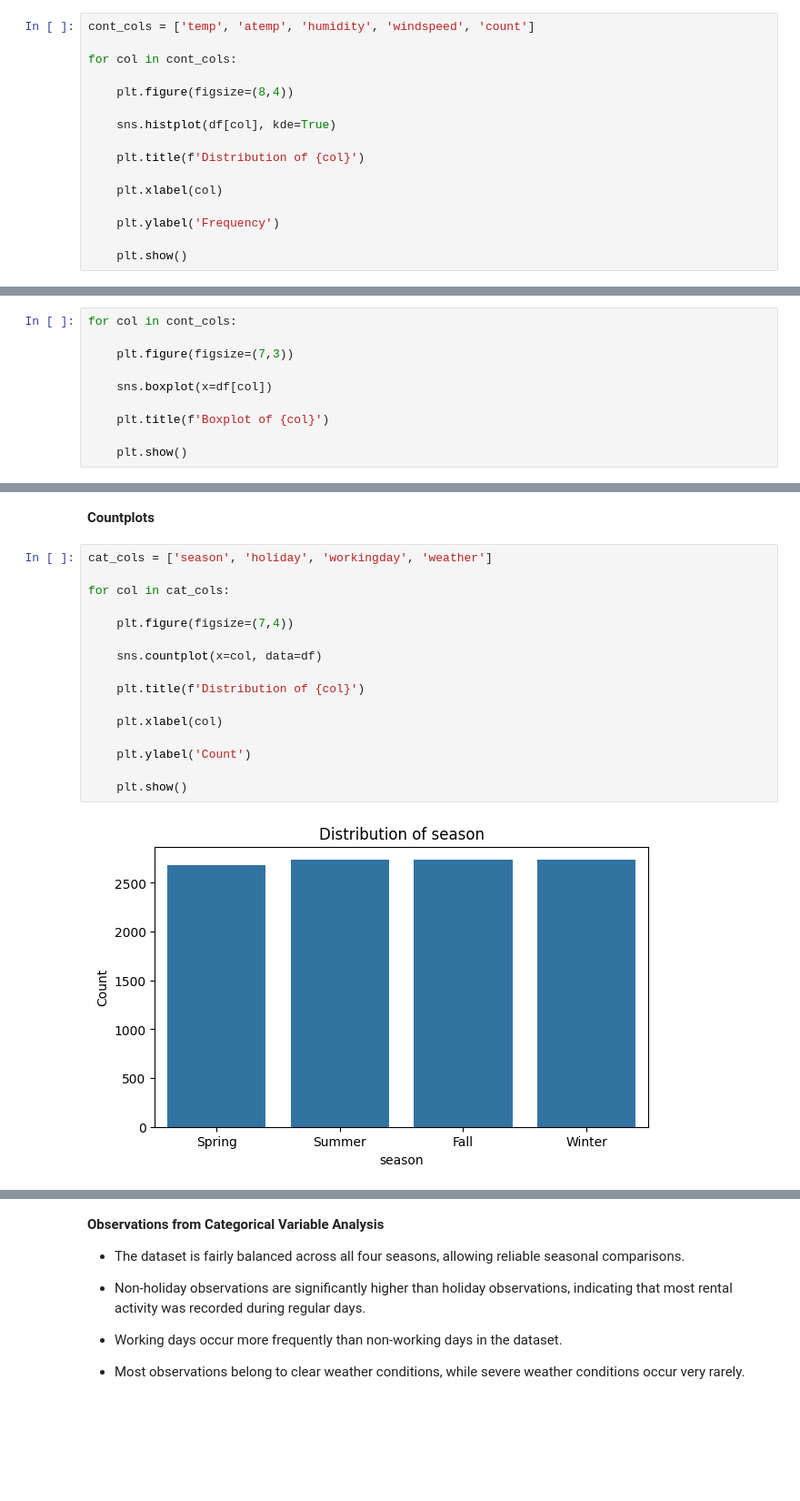
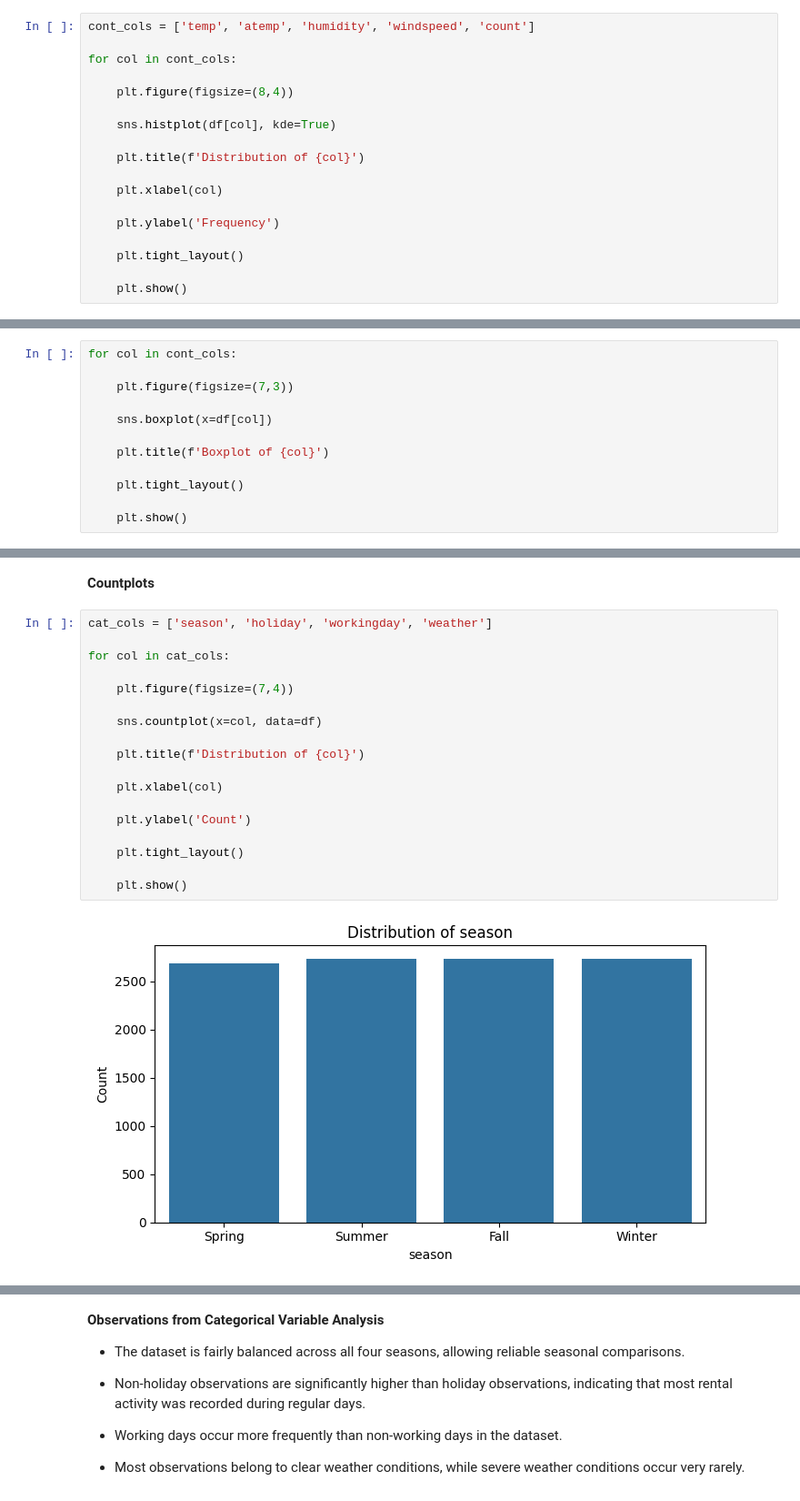
Before and after one commit to shreyankaul/scaler, a Jupyter notebook: yulu_sk.ipynb, the cells around one changed output, grey strips where cells are left out. Shown at 91% size. Drawn from its saved outputs; the diff is of its cells as text; blank space fills up the shorter version.

```diff
--- a/yulu_sk.ipynb
+++ b/yulu_sk.ipynb
@@ -214,5 +214,7 @@ for col in cont_cols:
 
     plt.ylabel('Frequency')
 
+    plt.tight_layout()
+
     plt.show()
 # %% [output]
@@ -244,5 +246,7 @@ for col in cont_cols:
 
     plt.title(f'Boxplot of {col}')
 
+    plt.tight_layout()
+
     plt.show()
 # %% [output]
@@ -272,18 +276,20 @@ for col in cont_cols:
 # %%
 cat_cols = ['season', 'holiday', 'workingday', 'weather']
 
 for col in cat_cols:
 
     plt.figure(figsize=(7,4))
 
     sns.countplot(x=col, data=df)
 
     plt.title(f'Distribution of {col}')
 
     plt.xlabel(col)
 
     plt.ylabel('Count')
 
+    plt.tight_layout()
+
     plt.show()
 # %% [output]
-[figure, old version]
+[figure, new version]
```
Also changed, not shown: parts of 17 cells of this notebook.
